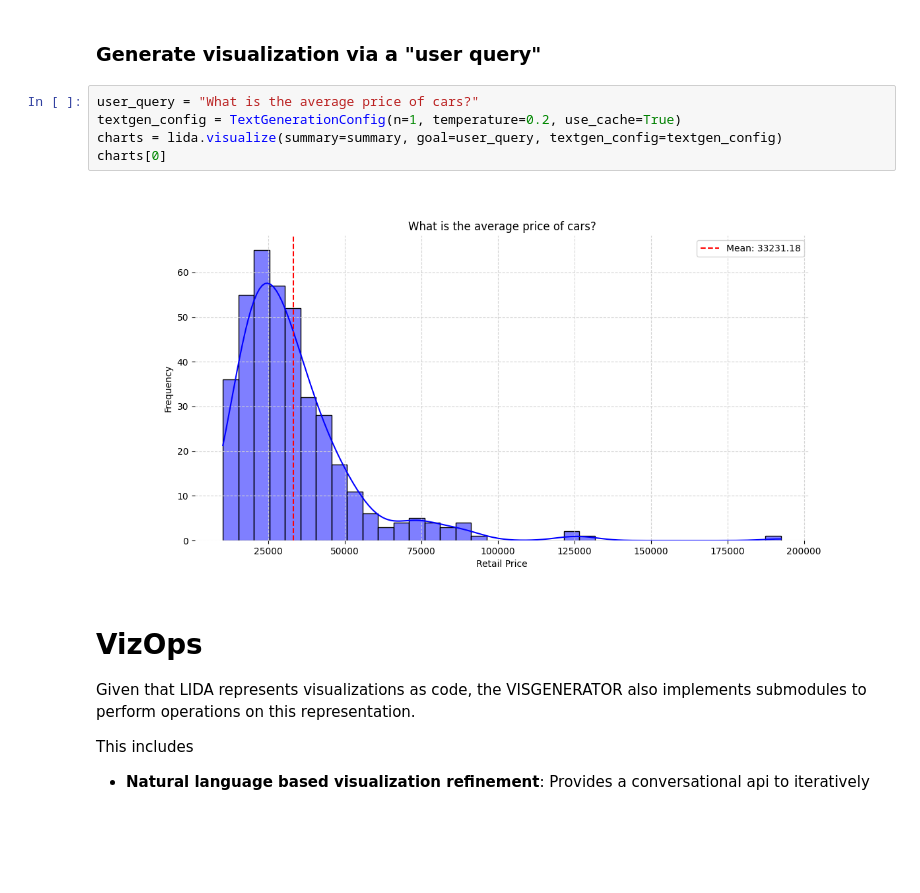
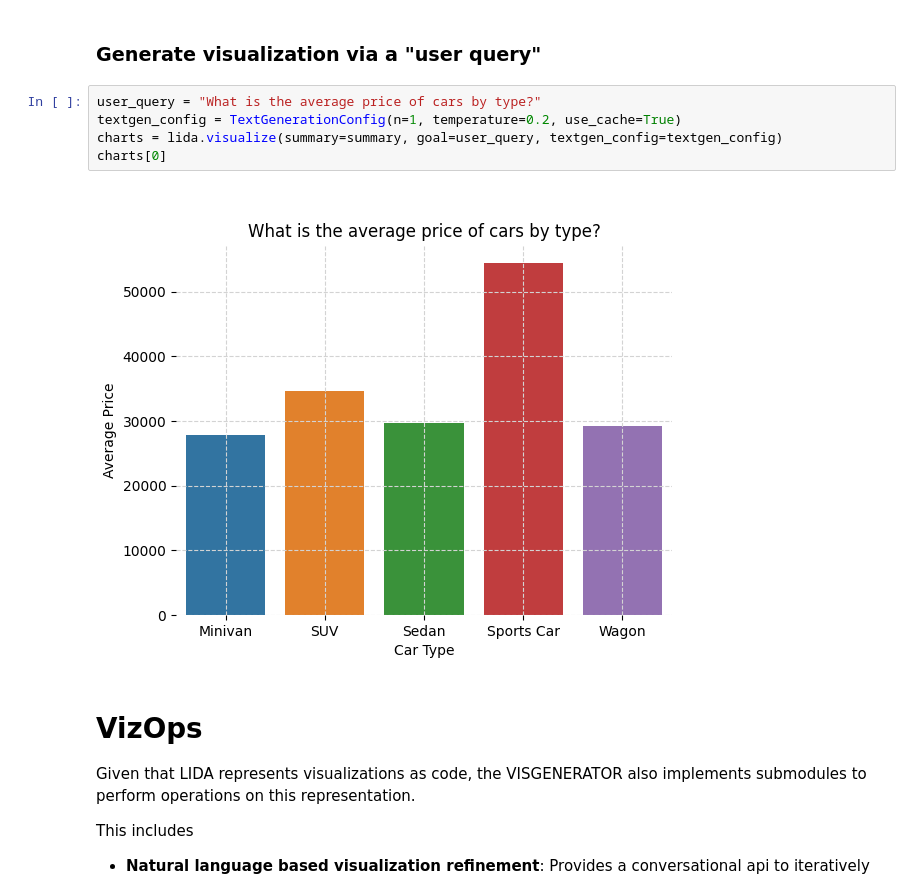
Before and after one commit to microsoft/lida, a Jupyter notebook: notebooks/tutorial.ipynb, the cells around one changed output. Cells and saved outputs as stored; diff of their text form; blank space fills up the shorter version.

```diff
--- a/notebooks/tutorial.ipynb
+++ b/notebooks/tutorial.ipynb
@@ -121,12 +121,12 @@ charts[0]
 # %% [markdown]
 ### Generate visualization via a "user query"
 # %%
-user_query = "What is the average price of cars?"
+user_query = "What is the average price of cars by type?"
 textgen_config = TextGenerationConfig(n=1, temperature=0.2, use_cache=True)
 charts = lida.visualize(summary=summary, goal=user_query, textgen_config=textgen_config)
 charts[0]
 # %% [output]
-[figure, old version]
+[figure, new version]
 # %% [markdown]
 # VizOps
 
```
Also changed, not shown: parts of 10 cells of this notebook.
